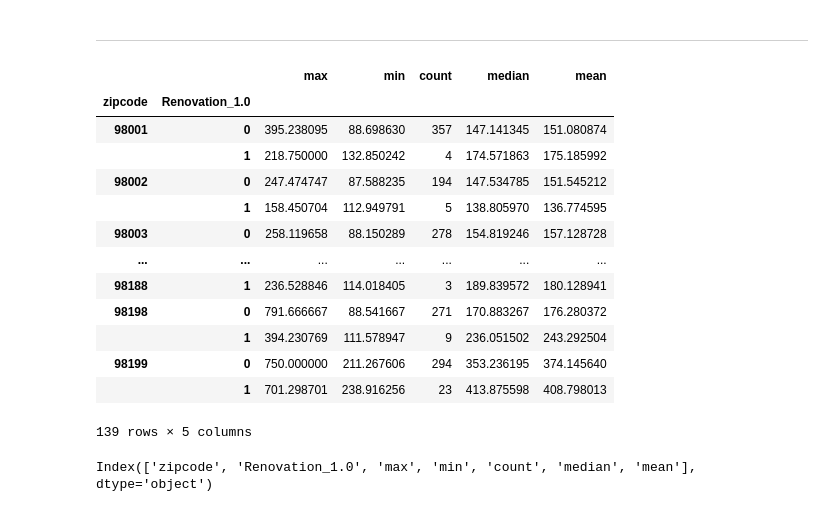
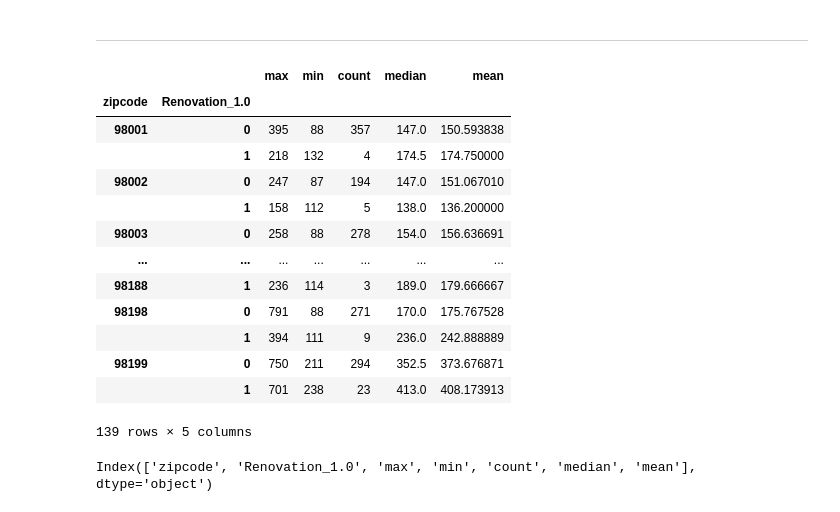
Before and after one commit to audi0786/KC_House_Price_Prediction_via_Regression_Analysis, a Jupyter notebook: King_County_House_Prices_Prediction-Copy1.ipynb, the cells around one changed output. Saved outputs shown, nothing was run; the diff lists cells and outputs as text; code cells hidden in the pictures.

```diff
--- a/King_County_House_Prices_Prediction-Copy1.ipynb
+++ b/King_County_House_Prices_Prediction-Copy1.ipynb
@@ -1962,27 +2065,27 @@ fig.tight_layout(rect=[0,0.05,1,0.95])
 # %%
 kc_house_df['Renovation_1.0'] = preprocessed['Renovation_1.0']
 pd.set_option('display.max_columns', None)
 # pd.set_option('display.max_rows', None)
-kc_house_df['price_sqft_living'] = kc_house_df.price / kc_house_df.sqft_living
+kc_house_df['price_sqft_living'] = (kc_house_df.price / kc_house_df.sqft_living).astype(int)
 kc_house_df['price_sqft_lot'] = kc_house_df.price / kc_house_df.sqft_lot
 kc_house_df['price_sqft_above'] = kc_house_df.price / kc_house_df.sqft_above
 kc_house_df['price_sqft_living15'] = kc_house_df.price / kc_house_df.sqft_living15
 kc_house_df['price_sqft_lot15'] = kc_house_df.price / kc_house_df.sqft_lot15
 kc_house_df.groupby(['zipcode', 'Renovation_1.0']).price_sqft_living.agg(['max', 'min', 'count', 'median', 'mean'])
 # %% [output]
 |  |  | max | min | count | median | mean |
 | zipcode | Renovation_1.0 |  |  |  |  |  |
-| 98001 | 0 | 395.238095 | 88.698630 | 357 | 147.141345 | 151.080874 |
-|  | 1 | 218.750000 | 132.850242 | 4 | 174.571863 | 175.185992 |
-| 98002 | 0 | 247.474747 | 87.588235 | 194 | 147.534785 | 151.545212 |
-|  | 1 | 158.450704 | 112.949791 | 5 | 138.805970 | 136.774595 |
-| 98003 | 0 | 258.119658 | 88.150289 | 278 | 154.819246 | 157.128728 |
+| 98001 | 0 | 395 | 88 | 357 | 147.0 | 150.593838 |
+|  | 1 | 218 | 132 | 4 | 174.5 | 174.750000 |
+| 98002 | 0 | 247 | 87 | 194 | 147.0 | 151.067010 |
+|  | 1 | 158 | 112 | 5 | 138.0 | 136.200000 |
+| 98003 | 0 | 258 | 88 | 278 | 154.0 | 156.636691 |
 | ... | ... | ... | ... | ... | ... | ... |
-| 98188 | 1 | 236.528846 | 114.018405 | 3 | 189.839572 | 180.128941 |
-| 98198 | 0 | 791.666667 | 88.541667 | 271 | 170.883267 | 176.280372 |
-|  | 1 | 394.230769 | 111.578947 | 9 | 236.051502 | 243.292504 |
-| 98199 | 0 | 750.000000 | 211.267606 | 294 | 353.236195 | 374.145640 |
-|  | 1 | 701.298701 | 238.916256 | 23 | 413.875598 | 408.798013 |
+| 98188 | 1 | 236 | 114 | 3 | 189.0 | 179.666667 |
+| 98198 | 0 | 791 | 88 | 271 | 170.0 | 175.767528 |
+|  | 1 | 394 | 111 | 9 | 236.0 | 242.888889 |
+| 98199 | 0 | 750 | 211 | 294 | 352.5 | 373.676871 |
+|  | 1 | 701 | 238 | 23 | 413.0 | 408.173913 |
 139 rows × 5 columns
 # %%
 gp3 = kc_house_df.groupby(['zipcode', 'Renovation_1.0']).price_sqft_living.agg(['max', 'min', 'count', 'median', 'mean']).reset_index()
```
Also changed, not shown: parts of 52 cells of this notebook, 3 other files.
